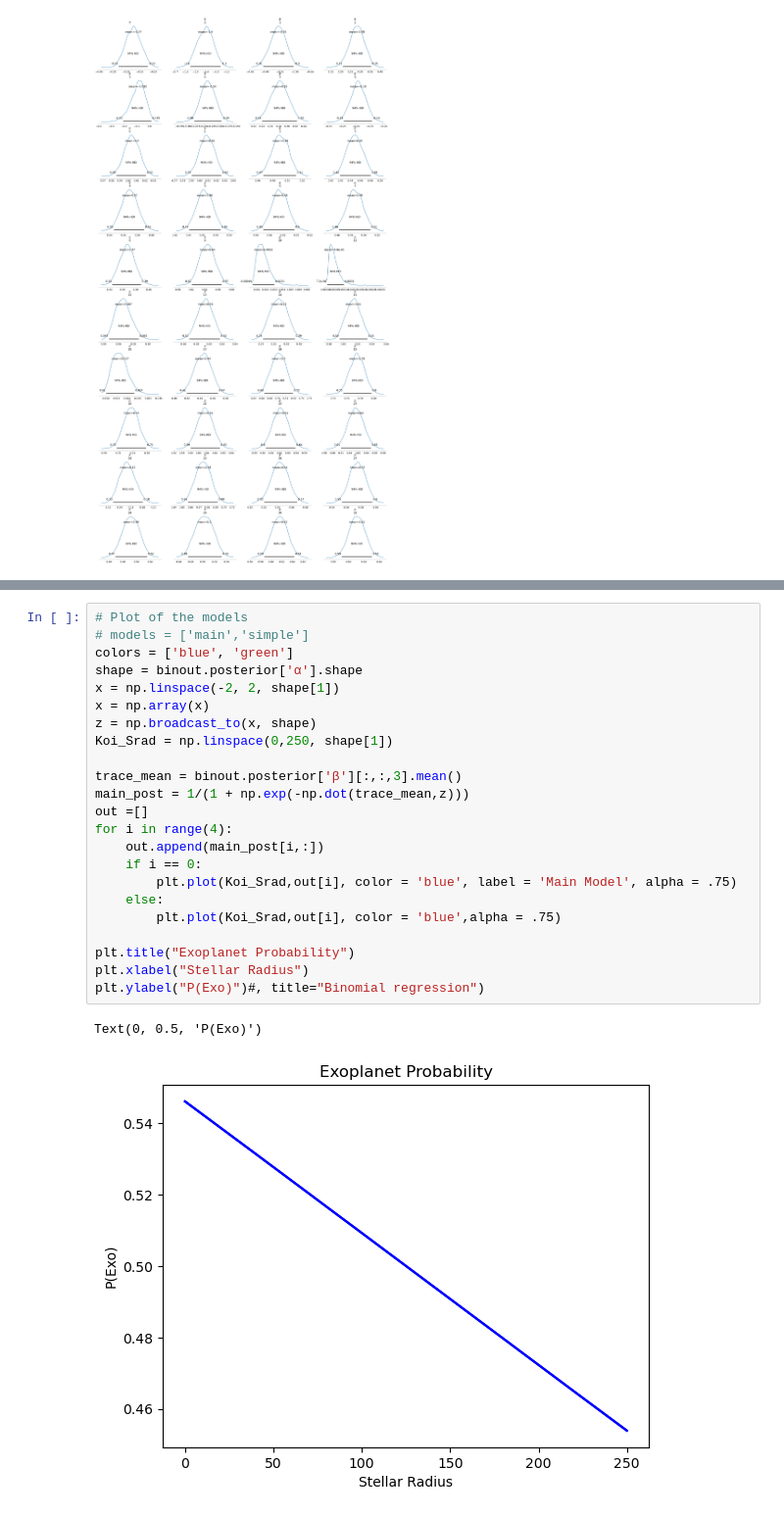
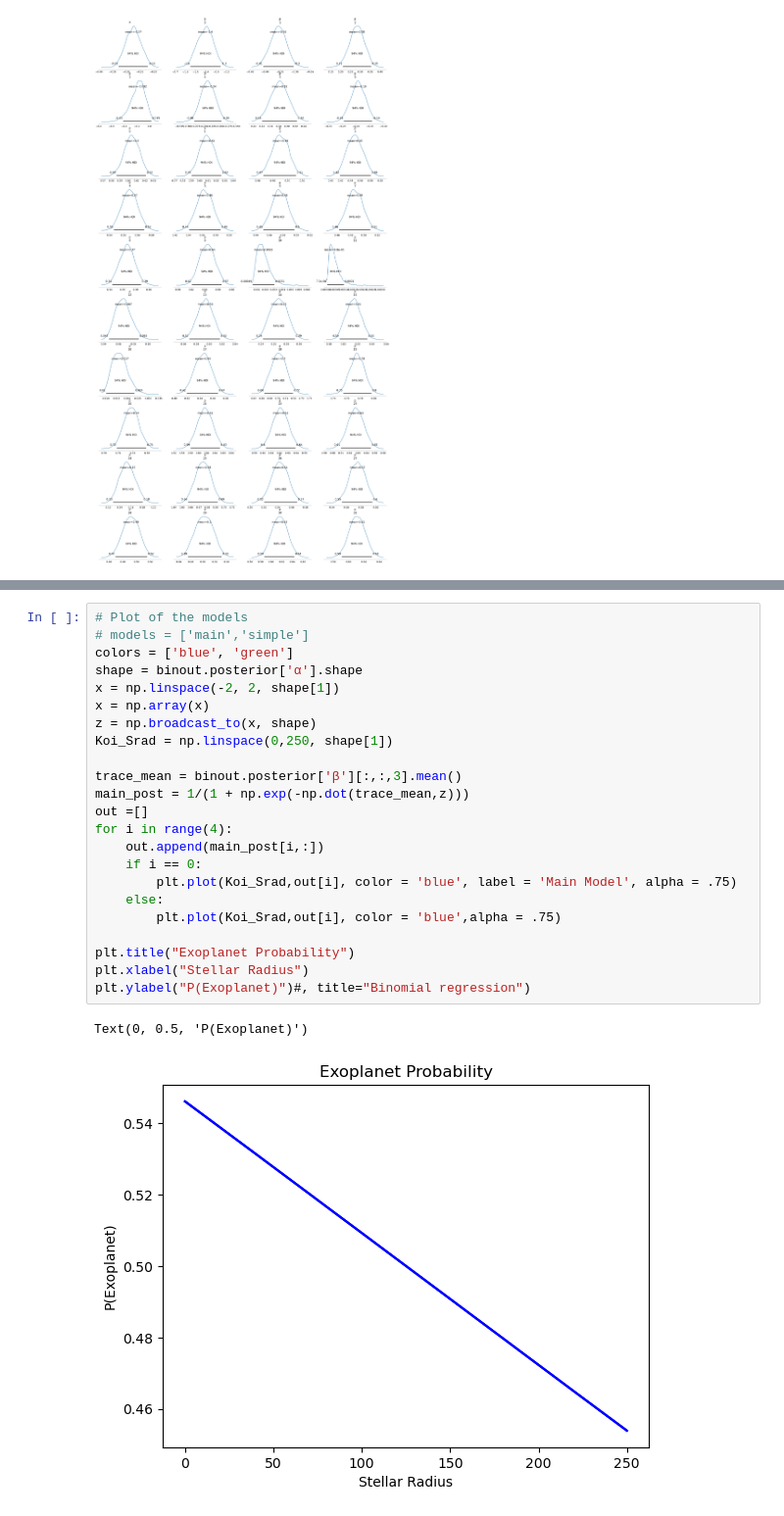
Before and after one commit to Haigro/Exoplanet-Classification, a Jupyter notebook: Project.ipynb, the cells around one changed output, grey strips where cells are left out. Shown at 98% size. Cells and saved outputs as stored; diff of their text form.

```diff
--- a/Project.ipynb
+++ b/Project.ipynb
@@ -311,26 +311,26 @@ plt.legend(title ="Model")
 # %%
 # Plot of the models
 # models = ['main','simple']
 colors = ['blue', 'green']
 shape = binout.posterior['α'].shape
 x = np.linspace(-2, 2, shape[1])
 x = np.array(x)
 z = np.broadcast_to(x, shape)
 Koi_Srad = np.linspace(0,250, shape[1])
 
 trace_mean = binout.posterior['β'][:,:,3].mean()
 main_post = 1/(1 + np.exp(-np.dot(trace_mean,z)))
 out =[]
 for i in range(4):
     out.append(main_post[i,:])
     if i == 0:
         plt.plot(Koi_Srad,out[i], color = 'blue', label = 'Main Model', alpha = .75)
     else:
         plt.plot(Koi_Srad,out[i], color = 'blue',alpha = .75)
 
 plt.title("Exoplanet Probability")
 plt.xlabel("Stellar Radius")
-plt.ylabel("P(Exo)")#, title="Binomial regression")
+plt.ylabel("P(Exoplanet)")#, title="Binomial regression")
 # %% [output]
-Text(0, 0.5, 'P(Exo)')
+Text(0, 0.5, 'P(Exoplanet)')
-[figure, old version]
+[figure, new version]
```
Also changed, not shown: parts of 1 cell of this notebook.
